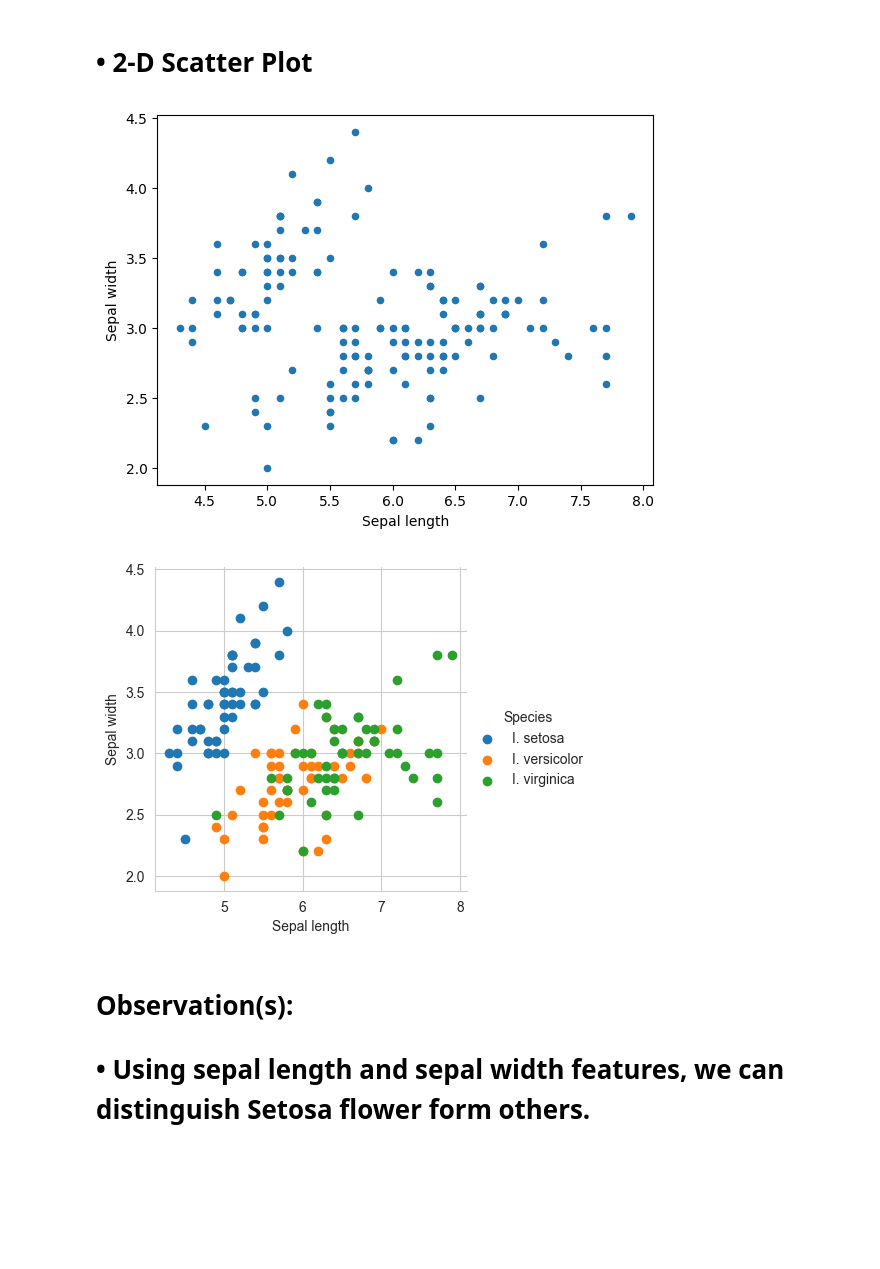
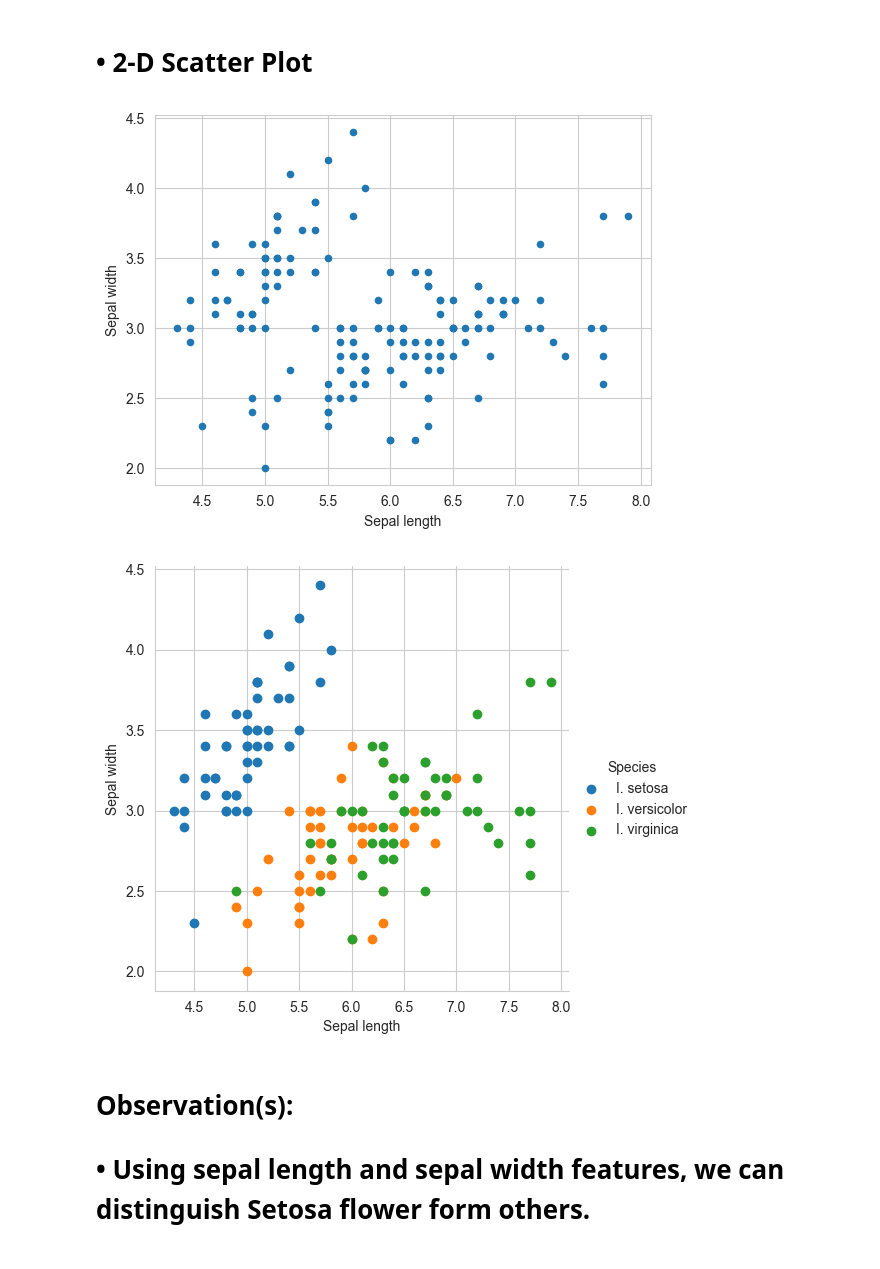
Before and after one commit to Om-Prakash01/ClassroomCummunity-Git, a Jupyter notebook: ML/Module-2/session_1.ipynb, the cells around one changed output. Saved outputs shown, nothing was run; the diff lists cells and outputs as text; code cells hidden in the pictures; blank space fills up the shorter version.

```diff
--- a/ML/Module-2/session_1.ipynb
+++ b/ML/Module-2/session_1.ipynb
@@ -87,35 +87,35 @@ Name: count, dtype: int64
 # Always understand the axis: label and scale.
 
 iris.plot(kind='scatter', x= 'Sepal length', y='Sepal width')
-# plt.grid() # add grid lines to the plot
+plt.grid(True) # add grid lines to the plot
 plt.show() # display the plot
 
 # cannot make much sense out it.
 # what if we color the points by their class-label / flower-type
 # %% [output]
-[figure, old version]
+[figure, new version]
 # %%
 # • 2-D Scatter plot with color-coding for each flower type /class.
 # here 'sns' corresponds to seaborn library
 
 sns.set_style("whitegrid") # set plot style
 # set plot style
 # possible styles: darkgrid, whitegrid, dark, white, ticks
 # sns.FacetGrid : create a grid for plotting conditional relationships
-sns.FacetGrid(iris, hue="Species", height=4) \
+sns.FacetGrid(iris, hue="Species", height=5) \
     .map(plt.scatter, "Sepal length", "Sepal width") \
     .add_legend()
 
 plt.show()
 
 
 # Notice that the blue points can be easily separated
 # from red and green by drawing a line.
 # but red and green data points cannot be easily separated.
 # can we draw multiple 2-D scatter plots for each combination of features ?
 # How many combinations exist? 4C2 = 6 combinations exist.
 # %% [output]
-[figure, old version]
+[figure, new version]
 # %% [markdown]
 # Observation(s):
 
```
